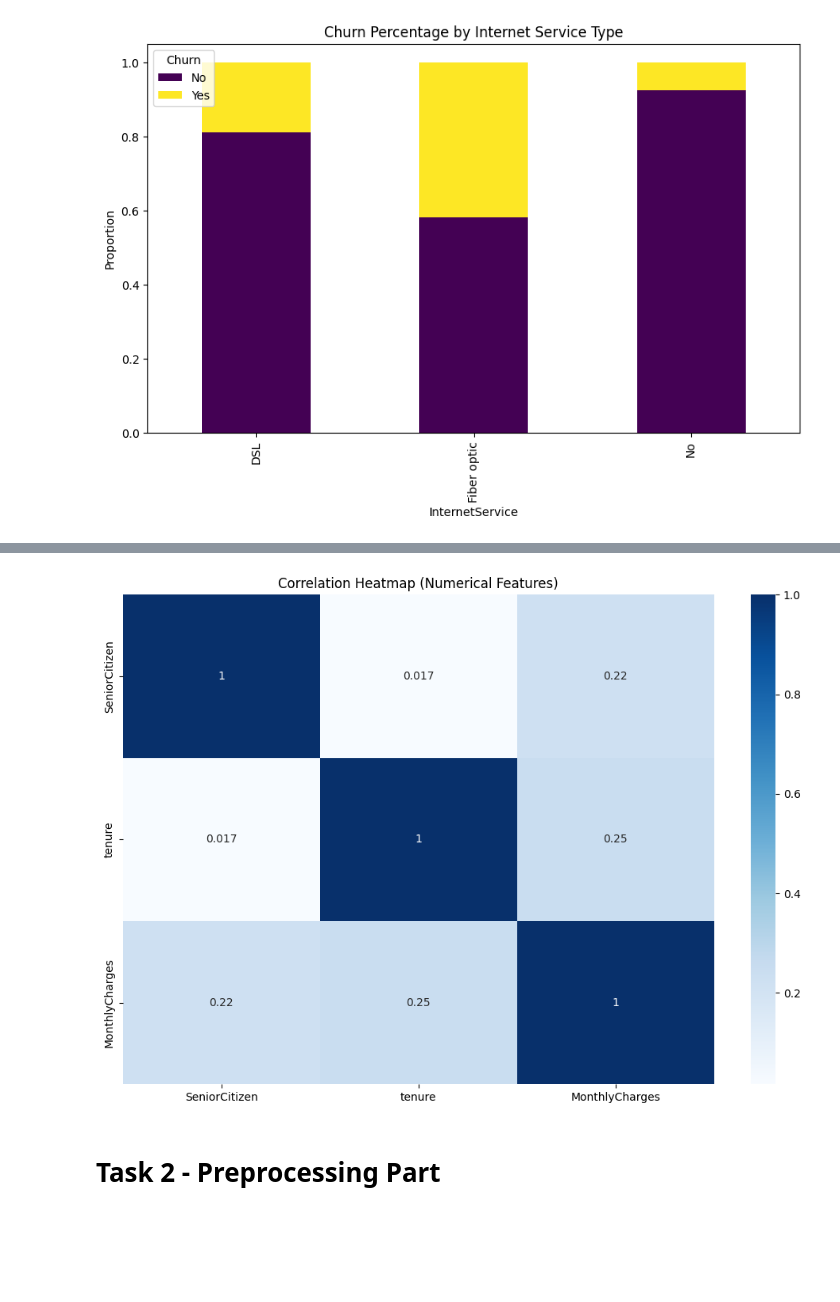
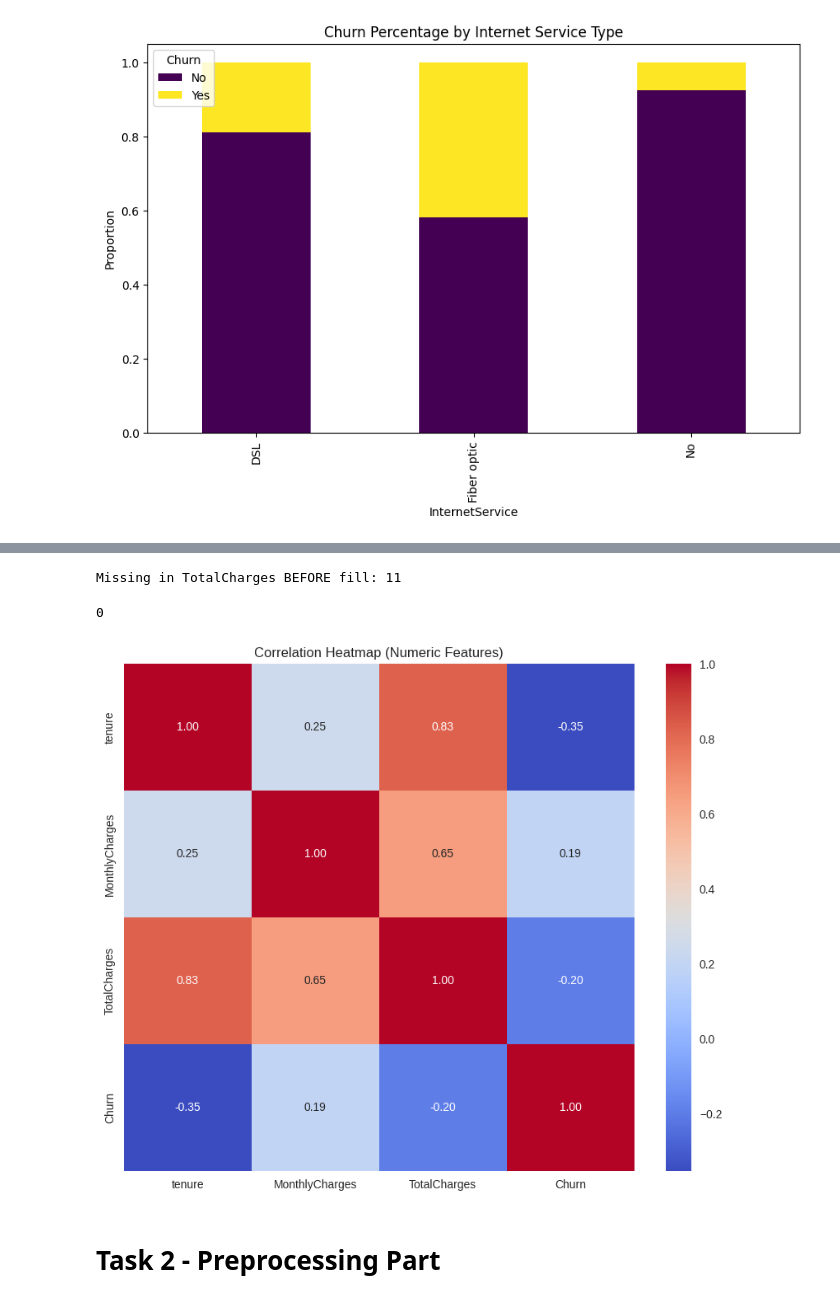
Before and after one commit to vicha1234/TelcoChurnPrediction, a Jupyter notebook: 2425610.ipynb, the cells around one changed output, grey strips where cells are left out. Saved outputs shown, nothing was run; the diff lists cells and outputs as text; code cells hidden in the pictures; blank space fills up the shorter version.

```diff
--- a/2425610.ipynb
+++ b/2425610.ipynb
@@ -317,0 +401,2 @@ plt.show()
+# %%
+df=pd.read_csv("/content/Telco-Customer-Churn.csv")
@@ -318,14 +428,24 @@ plt.show()
+# %%
+df['TotalCharges'] = pd.to_numeric(df['TotalCharges'], errors='coerce')
+
+print("\nMissing in TotalCharges BEFORE fill:", df['TotalCharges'].isnull().sum())
+# %% [output]
+Missing in TotalCharges BEFORE fill: 11
+# %%
+df.fillna({'TotalCharges':0}, inplace=True)
+
+print(df['TotalCharges'].isnull().sum())
+# %% [output]
+0
 # %%
-# Select numeric columns (exclude Churn for now)
-numeric_df = df.select_dtypes(include=['int64', 'float64'])
+numerical_features = ['tenure', 'MonthlyCharges', 'TotalCharges','Churn']
 
-# Compute correlation
-numeric_corr = numeric_df.corr()
+# Compute correlation matrix
+corr_matrix = df[numerical_features].corr()
 
-#HEATMAP (NUMERICAL CORRELATION)
-plt.figure(figsize=(12,8))
-sns.heatmap(numeric_corr, annot=True, cmap='Blues')
-plt.title("Correlation Heatmap (Numerical Features)")
+plt.figure(figsize=(10, 8))
+sns.heatmap(corr_matrix, annot=True, fmt=".2f", cmap="coolwarm")
+plt.title("Correlation Heatmap (Numeric Features)")
 plt.show()
 # %% [output]
-[figure, old version]
+[figure, new version]
```
Also changed, not shown: parts of 72 cells of this notebook.
